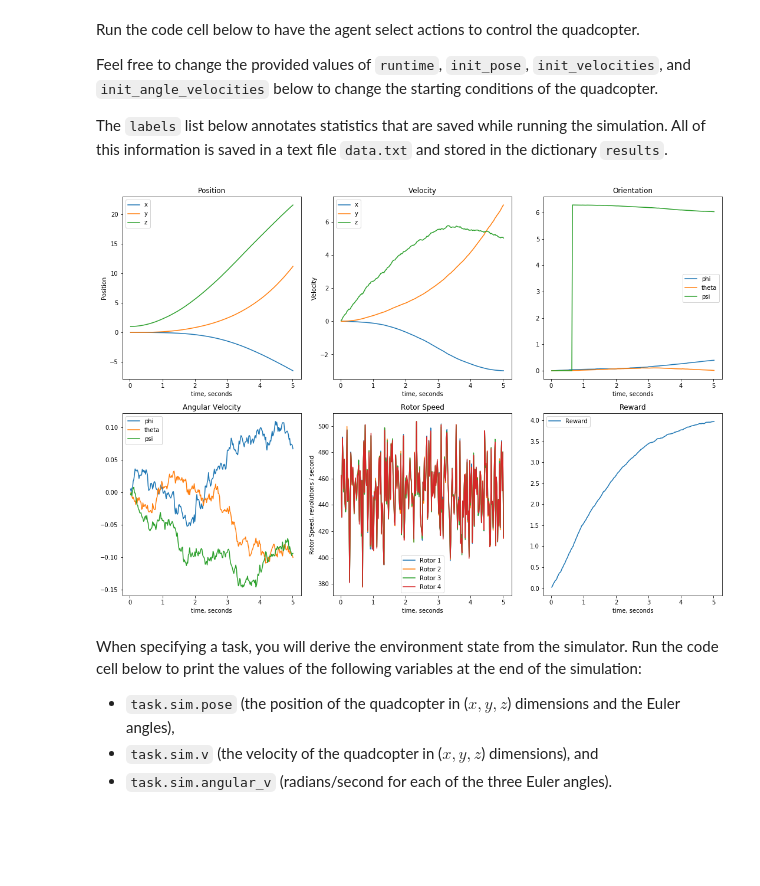
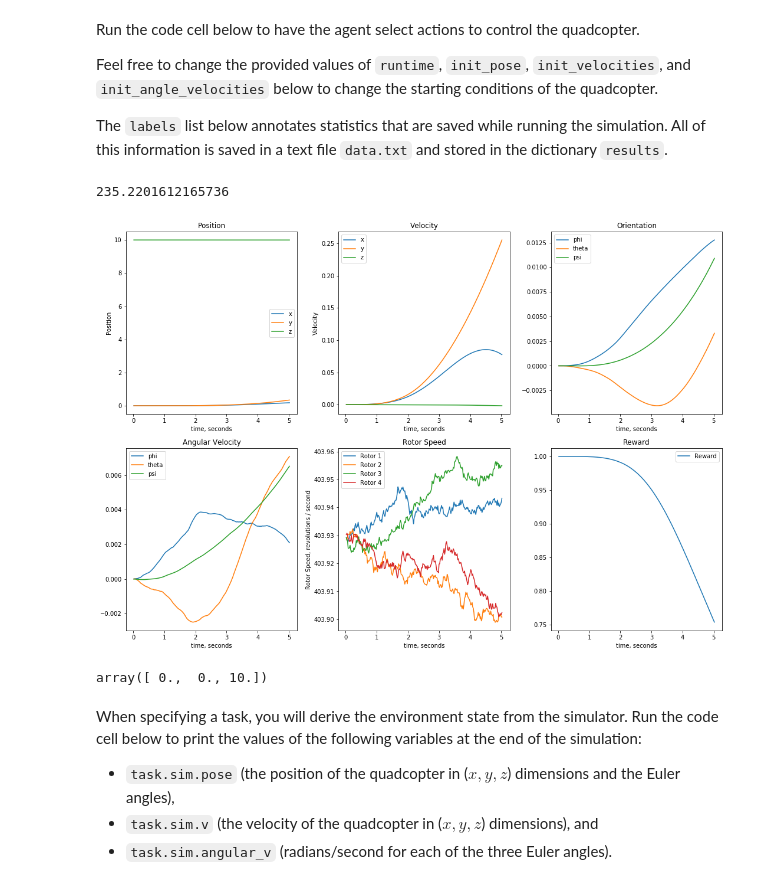
Before and after one commit to racersmith/RL_Quadcopter_2, a Jupyter notebook: Quadcopter_Project.ipynb, the cells around one changed output. Cells and saved outputs as stored; diff of their text form; code cells hidden in the pictures; blank space fills up the shorter version.

```diff
--- a/Quadcopter_Project.ipynb
+++ b/Quadcopter_Project.ipynb
@@ -46,12 +49,27 @@ import util
-# %%
-class Basic_Agent():
-    def __init__(self, task):
-        self.task = task
-
-    def act(self):
-        new_thrust = random.gauss(450., 25.)
-        return [new_thrust + random.gauss(0., 1.) for x in range(4)]
-#         return np.zeros(4)+1e-4
+# %%
+from agents.agent import OUNoise
+
+class Basic_Agent():
+    def __init__(self, task):
+        self.task = task
+        self.hover = 403.929915
+        self.off = 1e-3
+        self.noise = OUNoise(size=4, mu=0.0, sigma=1e-3, theta=1e-3)
+
+    def act(self):
+        new_thrust = random.gauss(450., 25.)
+#         return [new_thrust + random.gauss(0., 1.) for x in range(4)]
+#         return np.zeros(4)+1e-4
+#         return np.ones(4) * 800.0
+#         return np.ones(4)*self.hover
+#         return np.ones(4)*self.hover*[1.01, 0.99, 0.99, 1.01]  # +phi
+#         return np.ones(4)*self.hover*[0.99, 1.01, 1.01, 0.99]  # -phi
+#         return np.ones(4)*self.hover*[0.99, 0.99, 1.01, 1.01]  # -theta
+#         return np.ones(4)*self.hover*[1.01, 1.01, 0.99, 0.99]  # +theta
+#         return np.ones(4)*self.hover*[1.01, 0.99, 1.01, 0.99]  # +psi
+#         return np.ones(4)*self.hover*[0.99, 1.01, 0.99, 1.01]  # -psi
+#         return np.ones(4)*self.hover*[1.1, 1.1, 0.8, 0.8]
+        return np.ones(4)*self.hover + self.noise.sample()
 # %% [markdown]
 Run the code cell below to have the agent select actions to control the quadcopter.
 
@@ -61,43 +79,53 @@ The `labels` list below annotates statistics that are saved while running the si
 # %%
 # Modify the values below to give the quadcopter a different starting position.
 runtime = 5.                                     # time limit of the episode
-init_pose = np.array([0., 0., 1., 0., 0., 0.])  # initial pose
+init_pose = np.array([0., 0., 10., 0., 0., 0.])  # initial pose
 init_velocities = np.array([0., 0., 0.])         # initial velocities
 init_angle_velocities = np.array([0., 0., 0.])   # initial angle velocities
+target_pos = np.array([0.0, 0.0, 10.0])
 file_output = 'demo_data.txt'                    # file name for saved results
 
 # Setup
-task = Task(init_pose, init_velocities, init_angle_velocities, runtime)
+task = Task(init_pose, init_velocities, init_angle_velocities, runtime, target_pos)
 agent = Basic_Agent(task)
 done = False
 labels = ['time', 'x', 'y', 'z', 'phi', 'theta', 'psi', 'x_velocity',
           'y_velocity', 'z_velocity', 'phi_velocity', 'theta_velocity',
           'psi_velocity', 'rotor_speed1', 'rotor_speed2', 'rotor_speed3', 'rotor_speed4',
           'reward']
 results = {x : [] for x in labels}
 
 # Run the simulation, and save the results.
 with open(file_output, 'w') as csvfile:
     writer = csv.writer(csvfile)
     writer.writerow(labels)
+    score = 0.0
     while True:
         rotor_speeds = agent.act()
         state, reward, done = task.step(rotor_speeds)
+        score += reward
         to_write = [task.sim.time]
         to_write += list(task.sim.pose)
         to_write += list(task.sim.v)
         to_write += list(task.sim.angular_v)
-        to_write += list(rotor_speeds)
+        to_write += list(task.sim.rotor_speeds)
         to_write += [reward]
         for ii in range(len(labels)):
             results[labels[ii]].append(to_write[ii])
         writer.writerow(to_write)
         if done:
             break
+    print(score)
 
 util.plot_run(results)
 # %% [output]
+235.2201612165736
-[figure, old version]
+[figure, new version]
+# %%
+agent.task.sim.pose[:3]
+agent.task.target_pos
+# %% [output]
+array([ 0.,  0., 10.])
 # %% [markdown]
 When specifying a task, you will derive the environment state from the simulator.  Run the code cell below to print the values of the following variables at the end of the simulation:
 - `task.sim.pose` (the position of the quadcopter in ($x,y,z$) dimensions and the Euler angles),
```
Also changed, not shown: parts of 11 cells of this notebook, 5 other files.
